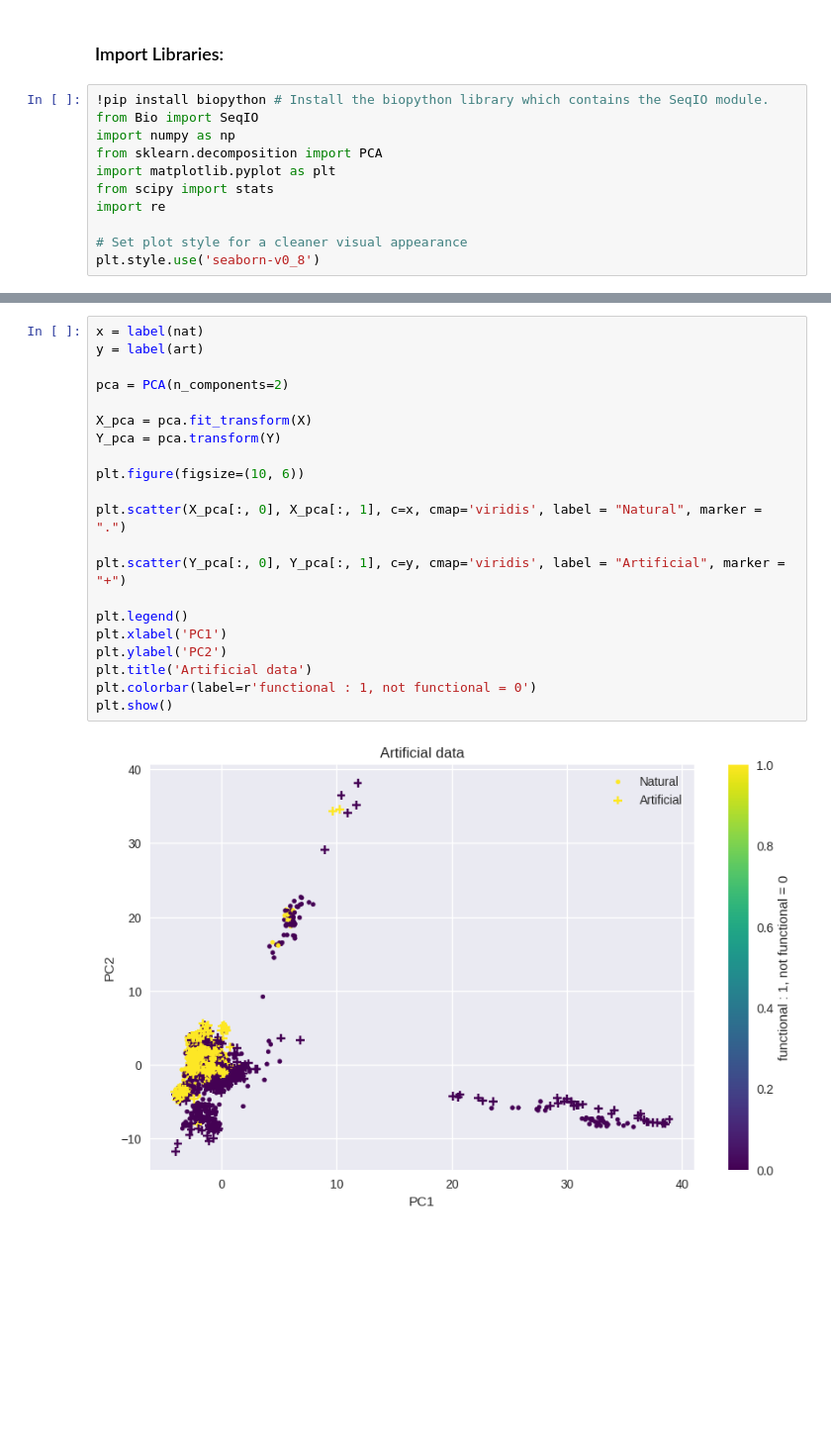
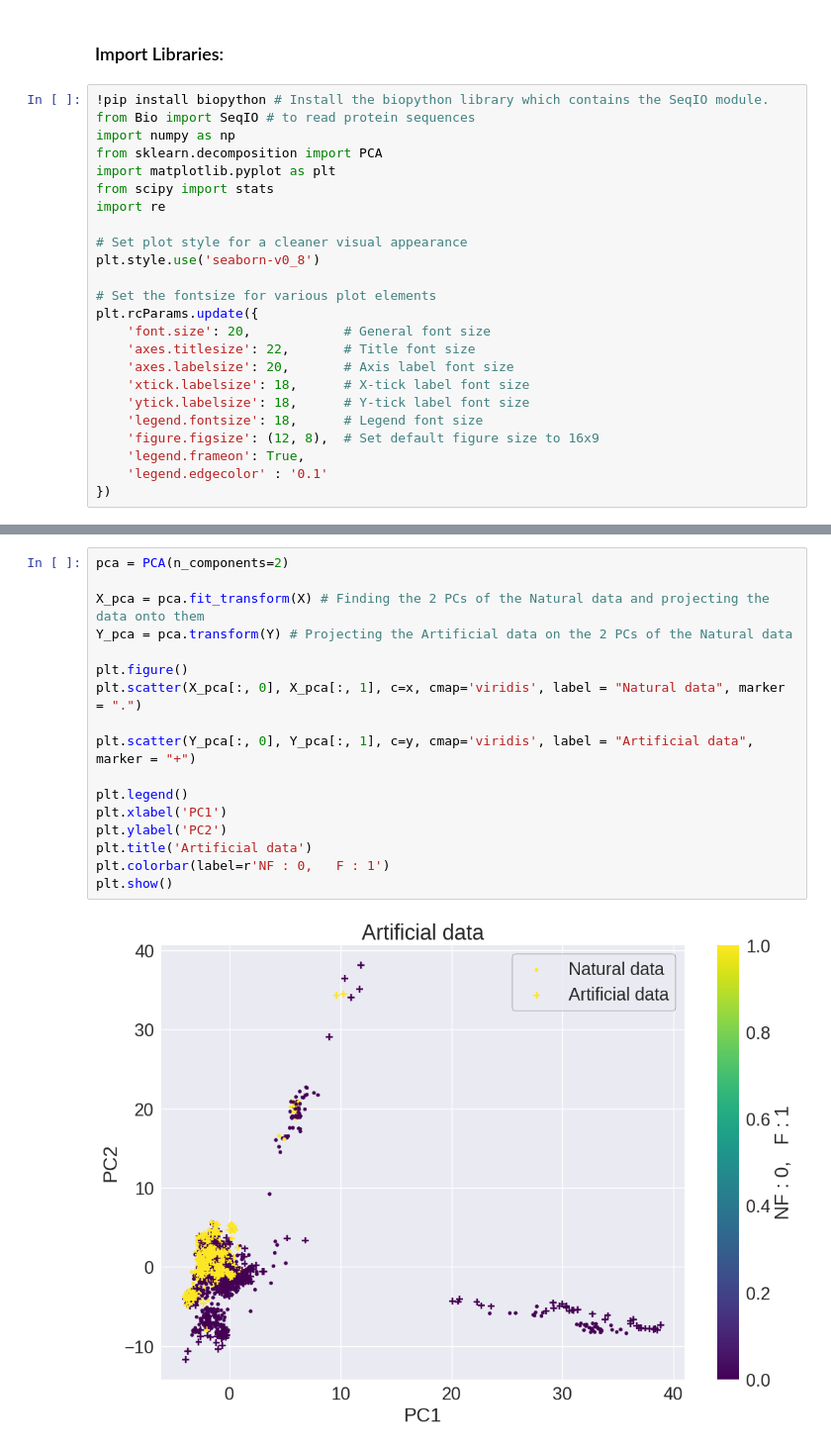
Before and after one commit to vicdlp/CS_project, a Jupyter notebook: CS_project.ipynb, the cells around one changed output, grey strips where cells are left out. Shown at 99% size. Drawn from its saved outputs; the diff is of its cells as text; blank space fills up the shorter version.

```diff
--- a/CS_project.ipynb
+++ b/CS_project.ipynb
@@ -2,7 +4,7 @@
 ### Import Libraries:
 # %%
 !pip install biopython # Install the biopython library which contains the SeqIO module.
-from Bio import SeqIO
+from Bio import SeqIO # to read protein sequences
 import numpy as np
 from sklearn.decomposition import PCA
 import matplotlib.pyplot as plt
@@ -11,4 +13,17 @@ import re
 
 # Set plot style for a cleaner visual appearance
 plt.style.use('seaborn-v0_8')
+
+# Set the fontsize for various plot elements
+plt.rcParams.update({
+    'font.size': 20,            # General font size
+    'axes.titlesize': 22,       # Title font size
+    'axes.labelsize': 20,       # Axis label font size
+    'xtick.labelsize': 18,      # X-tick label font size
+    'ytick.labelsize': 18,      # Y-tick label font size
+    'legend.fontsize': 18,      # Legend font size
+    'figure.figsize': (12, 8),  # Set default figure size to 16x9
+    'legend.frameon': True,
+    'legend.edgecolor' : '0.1'
+})
 # %% [output]
@@ -80,23 +117,19 @@ plt.show()
 # %%
-x = label(nat)
-y = label(art)
-
 pca = PCA(n_components=2)
 
-X_pca = pca.fit_transform(X)
-Y_pca = pca.transform(Y)
+X_pca = pca.fit_transform(X) # Finding the 2 PCs of the Natural data and projecting the data onto them
+Y_pca = pca.transform(Y) # Projecting the Artificial data on the 2 PCs of the Natural data
 
-plt.figure(figsize=(10, 6))
+plt.figure()
+plt.scatter(X_pca[:, 0], X_pca[:, 1], c=x, cmap='viridis', label = "Natural data", marker = ".")
 
-plt.scatter(X_pca[:, 0], X_pca[:, 1], c=x, cmap='viridis', label = "Natural", marker = ".")
-
-plt.scatter(Y_pca[:, 0], Y_pca[:, 1], c=y, cmap='viridis', label = "Artificial", marker = "+")
+plt.scatter(Y_pca[:, 0], Y_pca[:, 1], c=y, cmap='viridis', label = "Artificial data", marker = "+")
 
 plt.legend()
 plt.xlabel('PC1')
 plt.ylabel('PC2')
 plt.title('Artificial data')
-plt.colorbar(label=r'functional : 1, not functional = 0')
+plt.colorbar(label=r'NF : 0,   F : 1')
 plt.show()
 # %% [output]
-[figure, old version]
+[figure, new version]
```
Also changed, not shown: parts of 10 cells of this notebook.
